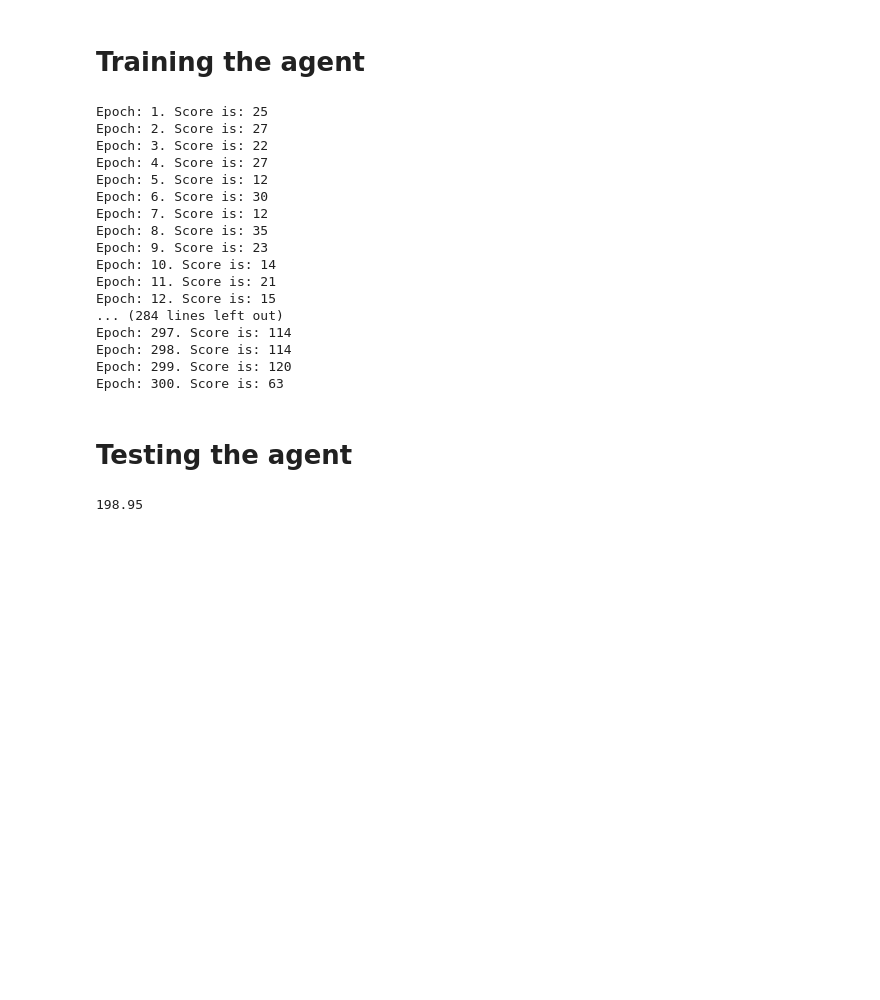
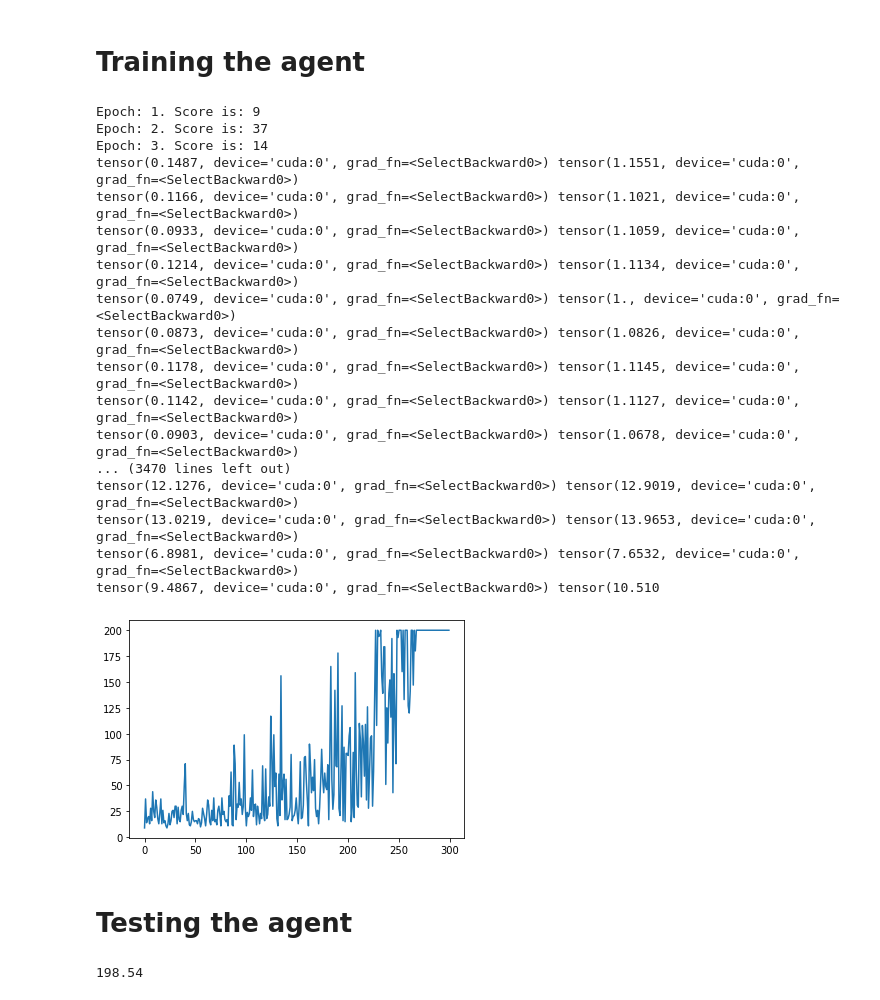
Before and after one commit to SeanJan0/ReinforceComparison, a Jupyter notebook: DQN/DQN.ipynb, the cells around one changed output. Drawn from its saved outputs; the diff is of its cells as text; code cells hidden in the pictures; blank space fills up the shorter version.

```diff
--- a/DQN/DQN.ipynb
+++ b/DQN/DQN.ipynb
@@ -24,22 +25,23 @@ We can use the state variables (position of cart, angle of pole)
 # %%
 class DQN(nn.Module):
 
-    def __init__(self, input_size, output_size):
+    def __init__(self, output_size):
         super(DQN, self).__init__()
-        self.fn1 = nn.Linear(input_size, 64)
-        self.fn2 = nn.Linear(64, 64)
-        self.fn3 = nn.Linear(64, output_size)
+        self.fn1 = nn.LazyLinear(64)
+        self.fn2 = nn.LazyLinear(64)
+        self.fn3 = nn.LazyLinear(output_size)
+        self.relu = nn.ReLU()
 
-    def forward(self, x):
-        x = F.relu(self.fn1(x))
-        x = F.relu(self.fn2(x))
-        x = F.relu(self.fn3(x))
+    def forward(self, input):
+        x = self.relu(self.fn1(input))
+        x = self.relu(self.fn2(x))
+        x = self.relu(self.fn3(x))
         return x
 # %% [markdown]
 # Memory
 The agent should memorize what it learned before so it can learn from it
 # %%
-Experience = namedtuple('Experience', ('curr_state', 'action', 'next_state', 'reward', 'still_going'))
+Experience = namedtuple('Experience', ('curr_state', 'action', 'next_state', 'reward', 'is_going'))
 
 class Memory(object):
 
@@ -62,10 +64,9 @@ class Memory(object):
 class DQNAgent:
     def __init__(self, env):
 
-        self.state_size = env.observation_space.shape[0] # input size
         self.action_size = env.action_space.n # output size
 
-        self.model = DQN(self.state_size, self.action_size).to(device)
+        self.model = DQN(self.action_size).to(device)
 
         self.loss_fn = nn.SmoothL1Loss()
         self.optimizer = optim.Adam(self.model.parameters(), lr=0.001)
@@ -85,8 +86,7 @@ class DQNAgent:
         if random.random() < self.exploration_rate:
             action = random.randrange(self.action_size) # act randomly
         else:
-            with torch.no_grad():
-                action = self.act_ideal(state) # act ideally
+            action = self.act_ideal(state) # act ideally
 
         self.exploration_rate *= self.exploration_rate_decay
         self.exploration_rate = max(self.exploration_rate_min, self.exploration_rate)
@@ -105,12 +105,12 @@ class DQNAgent:
         actions = torch.Tensor(batch.action).to(device)
         next_states = torch.stack(batch.next_state).squeeze(1)
         rewards = torch.Tensor(batch.reward).to(device)
-        still_goings = torch.Tensor(batch.still_going).to(device)
+        is_goings = torch.Tensor(batch.is_going).to(device)
 
         # This is the fundamental logic behind calulating a deep Q value.
         curr_Q = self.model(curr_states).mul(actions).sum(1)
         next_Q = self.model(next_states).max(1)[0]
-        expected_Q = rewards + still_goings * self.gamma * next_Q
+        expected_Q = rewards + is_goings * self.gamma * next_Q
 
         loss = self.loss_fn(expected_Q, curr_Q)
         self.optimizer.zero_grad()
@@ -118,6 +118,9 @@ class DQNAgent:
         self.optimizer.step()
 
     def train(self, env, print_epochs=False):
+
+        scores = []
+
         for epoch in range(self.num_epochs):
             done = False
             curr_state = env.reset()
@@ -129,7 +132,7 @@ class DQNAgent:
                 action = self.act(curr_state.unsqueeze(0))
                 next_state, reward, done, _ = env.step(action)
                 next_state = torch.Tensor(next_state).to(device)
-                action_encode = np.eye(2)[action].tolist()
+                action_encode = np.eye(2)[action]
                 self.memory.remember(curr_state, action_encode, next_state, reward, 1 - done)
 
                 curr_state = next_state
@@ -138,32 +141,39 @@ class DQNAgent:
 
                 score += 1
 
+            scores.append(score)
             if print_epochs:
                 print("Epoch: " + str(epoch + 1) + ". Score is: " + str(score))
+
+        return scores
 # %% [markdown]
 # Training the agent
 # %%
 env = gym.make("CartPole-v0")
 agent = DQNAgent(env)
-agent.train(env, print_epochs=True)
+env.reset()
+scores = agent.train(env, print_epochs=True)
+plt.plot(scores)
+plt.show()
 # %% [output]
-Epoch: 1. Score is: 25
-Epoch: 2. Score is: 27
-Epoch: 3. Score is: 22
-Epoch: 4. Score is: 27
-Epoch: 5. Score is: 12
-Epoch: 6. Score is: 30
-Epoch: 7. Score is: 12
-Epoch: 8. Score is: 35
-Epoch: 9. Score is: 23
-Epoch: 10. Score is: 14
-Epoch: 11. Score is: 21
-Epoch: 12. Score is: 15
-... (284 lines left out)
-Epoch: 297. Score is: 114
-Epoch: 298. Score is: 114
-Epoch: 299. Score is: 120
-Epoch: 300. Score is: 63
+Epoch: 1. Score is: 9
+Epoch: 2. Score is: 37
+Epoch: 3. Score is: 14
+tensor(0.1487, device='cuda:0', grad_fn=<SelectBackward0>) tensor(1.1551, device='cuda:0', grad_fn=<SelectBackward0>)
+tensor(0.1166, device='cuda:0', grad_fn=<SelectBackward0>) tensor(1.1021, device='cuda:0', grad_fn=<SelectBackward0>)
+tensor(0.0933, device='cuda:0', grad_fn=<SelectBackward0>) tensor(1.1059, device='cuda:0', grad_fn=<SelectBackward0>)
+tensor(0.1214, device='cuda:0', grad_fn=<SelectBackward0>) tensor(1.1134, device='cuda:0', grad_fn=<SelectBackward0>)
+tensor(0.0749, device='cuda:0', grad_fn=<SelectBackward0>) tensor(1., device='cuda:0', grad_fn=<SelectBackward0>)
+tensor(0.0873, device='cuda:0', grad_fn=<SelectBackward0>) tensor(1.0826, device='cuda:0', grad_fn=<SelectBackward0>)
+tensor(0.1178, device='cuda:0', grad_fn=<SelectBackward0>) tensor(1.1145, device='cuda:0', grad_fn=<SelectBackward0>)
+tensor(0.1142, device='cuda:0', grad_fn=<SelectBackward0>) tensor(1.1127, device='cuda:0', grad_fn=<SelectBackward0>)
+tensor(0.0903, device='cuda:0', grad_fn=<SelectBackward0>) tensor(1.0678, device='cuda:0', grad_fn=<SelectBackward0>)
+... (3470 lines left out)
+tensor(12.1276, device='cuda:0', grad_fn=<SelectBackward0>) tensor(12.9019, device='cuda:0', grad_fn=<SelectBackward0>)
+tensor(13.0219, device='cuda:0', grad_fn=<SelectBackward0>) tensor(13.9653, device='cuda:0', grad_fn=<SelectBackward0>)
+tensor(6.8981, device='cuda:0', grad_fn=<SelectBackward0>) tensor(7.6532, device='cuda:0', grad_fn=<SelectBackward0>)
+tensor(9.4867, device='cuda:0', grad_fn=<SelectBackward0>) tensor(10.510
+[figure, added]
 # %% [markdown]
 # Testing the agent
 # %%
@@ -191,4 +201,4 @@ print(avg)
 
 env.close()
 # %% [output]
-198.95
+198.54
```
Also changed, not shown: parts of 1 cell of this notebook, 2 other files.
